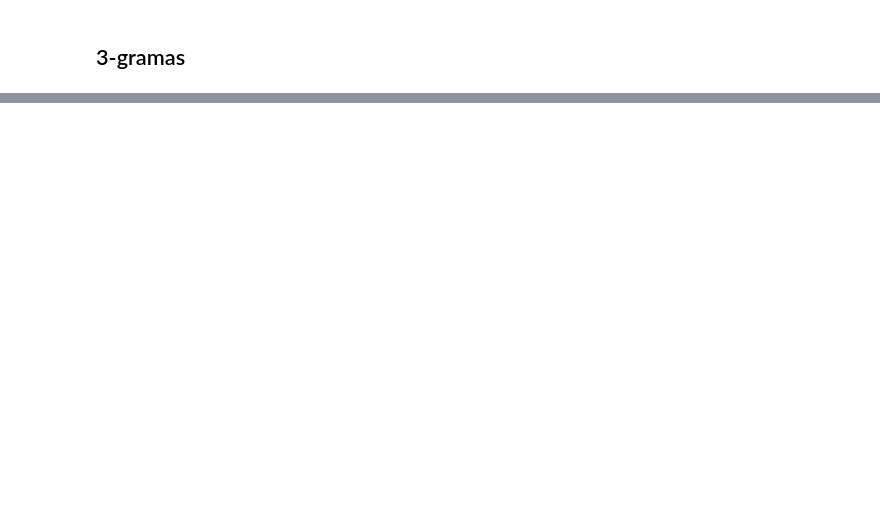
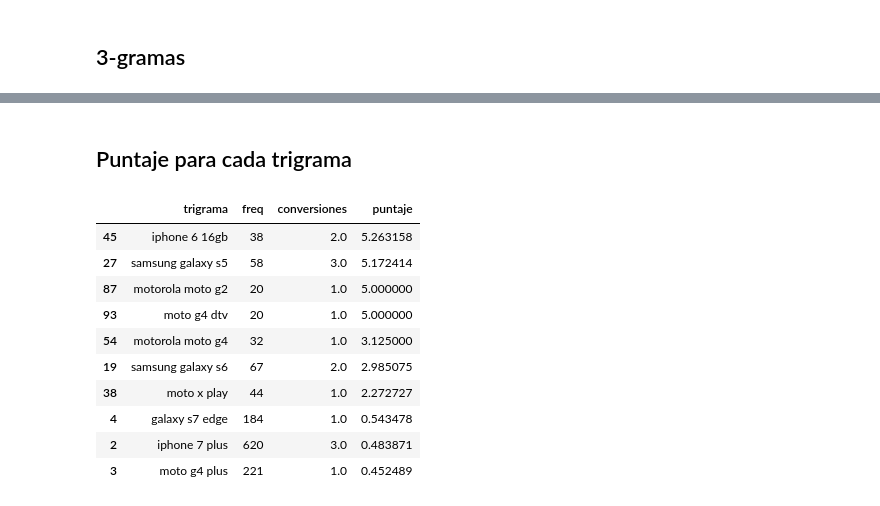
Before and after one commit to ndvazquez/7506-OrganizacionDeDatos, a Jupyter notebook: Analisis de terminos de busqueda.ipynb, the cells around one changed output, grey strips where cells are left out. Cells and saved outputs as stored; diff of their text form; code cells hidden in the pictures; blank space fills up the shorter version.

```diff
--- a/Analisis de terminos de busqueda.ipynb
+++ b/Analisis de terminos de busqueda.ipynb
@@ -131,0 +334,23 @@ plt.show()
+# %% [markdown]
+## Puntaje para cada trigrama
+# %%
+conversiones_trigramas = pd.Series(x for x in trigrams).value_counts().to_frame().reset_index()
+conversiones_trigramas.rename(columns={'index':'trigrama', 0:'freq'}, inplace=True)
+# %%
+# Acá nos pasa lo mismo con el grado de dispersión, así que calcularemos puntajes por diversión.
+conversiones_trigramas['conversiones'] = conversiones_trigramas['trigrama'].head(100)\
+.apply(lambda x: obtener_freq_conversiones(x))
+conversiones_trigramas['puntaje'] = conversiones_trigramas['conversiones'] / conversiones_trigramas['freq'] * 100
+conversiones_trigramas.sort_values(by='puntaje', ascending=False).head(10)
+# %% [output]
+|  | trigrama | freq | conversiones | puntaje |
+| 45 | iphone 6 16gb | 38 | 2.0 | 5.263158 |
+| 27 | samsung galaxy s5 | 58 | 3.0 | 5.172414 |
+| 87 | motorola moto g2 | 20 | 1.0 | 5.000000 |
+| 93 | moto g4 dtv | 20 | 1.0 | 5.000000 |
+| 54 | motorola moto g4 | 32 | 1.0 | 3.125000 |
+| 19 | samsung galaxy s6 | 67 | 2.0 | 2.985075 |
+| 38 | moto x play | 44 | 1.0 | 2.272727 |
+| 4 | galaxy s7 edge | 184 | 1.0 | 0.543478 |
+| 2 | iphone 7 plus | 620 | 3.0 | 0.483871 |
+| 3 | moto g4 plus | 221 | 1.0 | 0.452489 |
```
Also changed, not shown: parts of 39 cells of this notebook.
